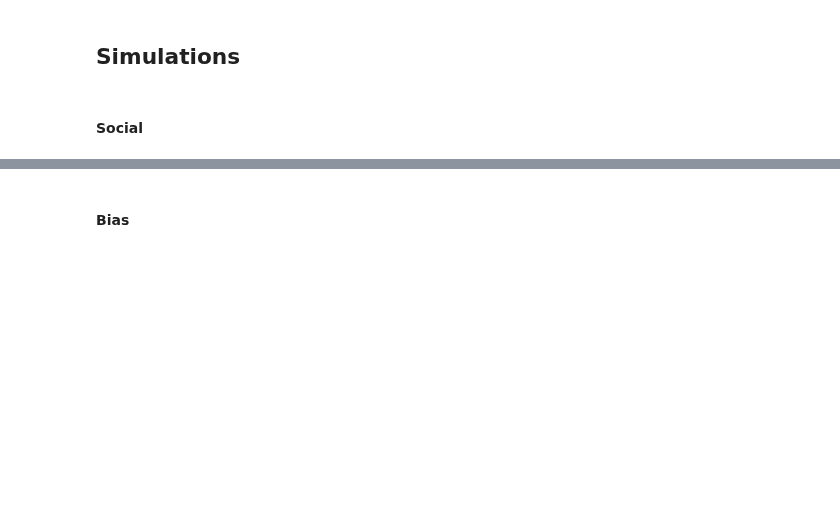
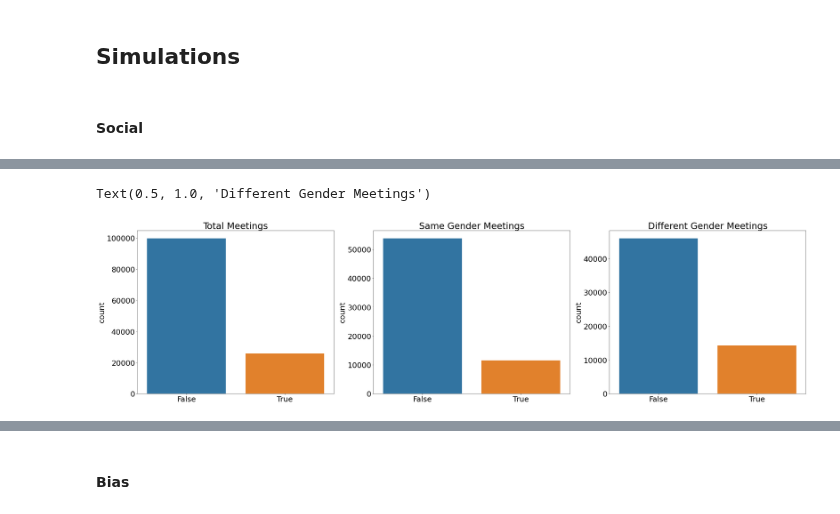
Before and after one commit to jastiso/modeling_citations, a Jupyter notebook: scripts/simulations.ipynb, the cells around one changed output, grey strips where cells are left out. Cells and saved outputs as stored; diff of their text form; code cells hidden in the pictures; blank space fills up the shorter version.

Commit message:
fixed bugs with loging gender percents

```diff
--- a/scripts/simulations.ipynb
+++ b/scripts/simulations.ipynb
@@ -171,7 +171,7 @@ def group_meet():
         authors[k].forget()
         # log information
         # update meets
-        meets[i] = {'gender1': authors[j].gender, 'gender2':authors[k].gender, 'meet12':m12, 'meet21':m21}
+        meets[j] = {'gender1': authors[j].gender, 'gender2':authors[k].gender, 'meet12':m12, 'meet21':m21}
 
     # get network size
     net_size.append(np.mean([len(a.memory) for a in authors]))
@@ -203,12 +203,12 @@ data = Parallel(n_jobs=4)(
     delayed(group_meet)()
     for b in tqdm(range(nMeetings))
 )
-
-# reformat data
-for i in data:
-    curr_meets, cite_perc, cite_perc_w, cite_perc_m = i
-
-    meets.update(curr_meets)
-    citation_perc.append(cite_perc)
-    citation_perc_w.append(cite_perc_w)
-    citation_perc_m.append(cite_perc_m)
+# %%
+# reformat data
+for i,d in enumerate(data):
+    curr_meets, cite_perc, cite_perc_w, cite_perc_m = d
+    curr_meets = dict(zip(np.array(list(curr_meets.keys()))+((i)*nAuth),curr_meets.values()))
+    meets.update(curr_meets)
+    citation_perc.append(cite_perc)
+    citation_perc_w.append(cite_perc_w)
+    citation_perc_m.append(cite_perc_m)
@@ -215,9 +219,17 @@ for i in data:
 # %%
-# plots
+# number of meetings
 plt.rcParams.update({'font.size': 25})
 f,ax = plt.subplots(1,3,figsize=(40,10))
-sns.countplot(x=[sum(x['meet']) for x in meets.values()], ax=ax[0])
-sns.countplot(x=[sum(x['meet']) for x in meets.values() if x['gender'] == 'MM'], ax=ax[1])
-sns.countplot(x=[sum(x['meet']) for x in meets.values() if ((x['gender'] == 'MW') | (x['gender'] == 'WM'))], ax=ax[2])
+sns.countplot(x=[x['meet12'] + x['meet21'] for x in meets.values()], ax=ax[0])
+ax[0].set_title('Total Meetings')
+sns.countplot(x=[x['meet12'] + x['meet21'] for x in meets.values()
+               if (x['gender1'] == x['gender2'])], ax=ax[1])
+ax[1].set_title('Same Gender Meetings')
+sns.countplot(x=[x['meet12'] + x['meet21'] for x in meets.values()
+                 if (x['gender1'] != x['gender2'])], ax=ax[2])
+ax[2].set_title('Different Gender Meetings')
+# %% [output]
+Text(0.5, 1.0, 'Different Gender Meetings')
+[figure, added]
 # %%
 f,ax = plt.subplots(1,1,figsize=(12,4))
```
Also changed, not shown: parts of 4 cells of this notebook.
